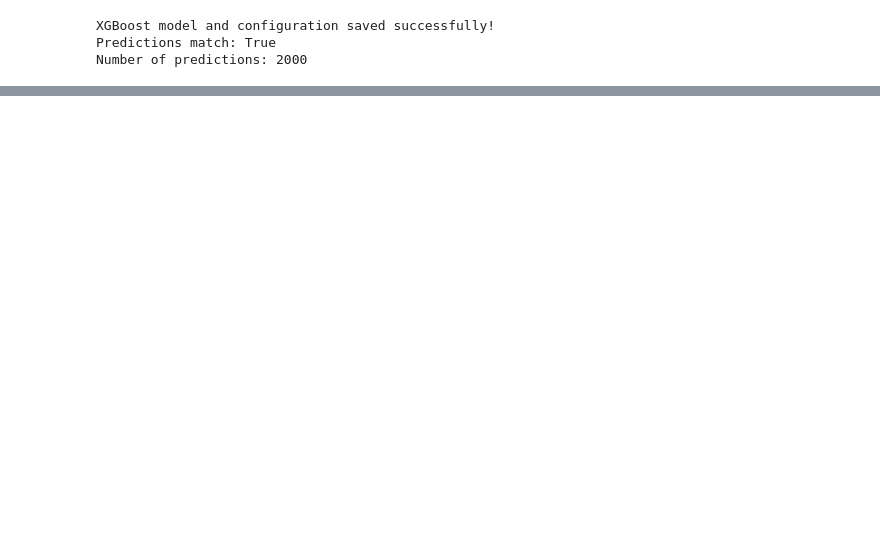
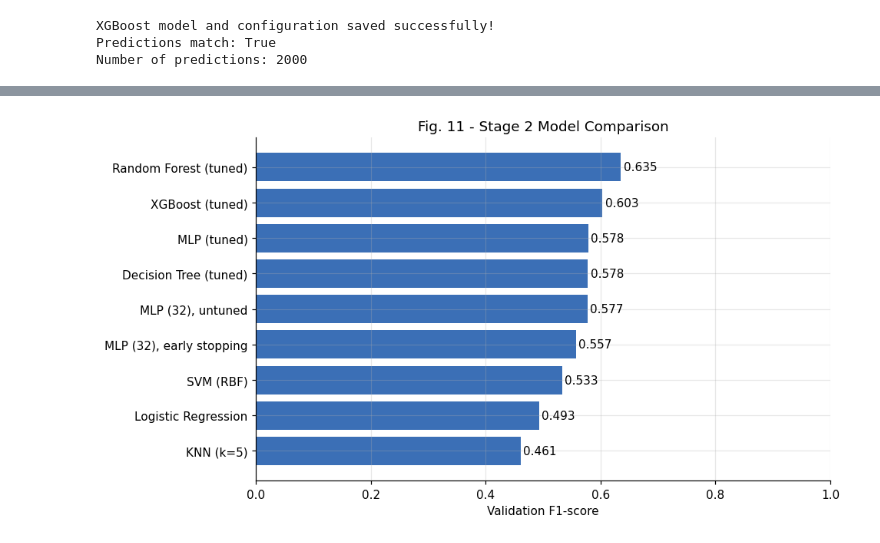
Before and after one commit to isabelletrudeau/DS3000-group6, a Jupyter notebook: DS3000_Bank_Churn_Group6.ipynb, the cells around one changed output, grey strips where cells are left out. Saved outputs shown, nothing was run; the diff lists cells and outputs as text; code cells hidden in the pictures; blank space fills up the shorter version.

Commit message:
Integrate final Stage 2 notebook with latest team changes

```diff
--- a/DS3000_Bank_Churn_Group6.ipynb
+++ b/DS3000_Bank_Churn_Group6.ipynb
@@ -812,0 +954,15 @@ Table 5 - MLP vs Stage 1 baselines (validation split; test split untouched)
+# %%
+# Register MLPs under consistent comparison names.
+results_mlp = pd.DataFrame([
+    row,
+    row_es,
+    {**row_best, "Model": "MLP (tuned)"}
+]).set_index("Model")
+
+fitted_mlp = {
+    "MLP (32), untuned": mlp_first,
+    "MLP (32), early stopping": mlp_es,
+    "MLP (tuned)": mlp_best,
+}
+assert set(results_mlp.index) == set(fitted_mlp)
+print("Registered MLP models:", ", ".join(results_mlp.index))
@@ -1410,0 +1586,29 @@ The final XGBoost candidate contains 150 trees and 2,116 total nodes. The traine
+# %%
+
+# Fig. 11: Stage 2 Model Comparison
+plot_data = combined.drop(
+    index="Majority class"
+).sort_values("Val F1")
+fig, ax = plt.subplots(figsize=(9, 5))
+bars = ax.barh(
+    plot_data.index,
+    plot_data["Val F1"],
+    color=BLUE)
+# Display the F1 score beside each model
+for bar in bars:
+    ax.text(
+        bar.get_width() + 0.005,
+        bar.get_y() + bar.get_height() / 2,
+        f"{bar.get_width():.3f}",
+        va="center")
+ax.set_xlabel("Validation F1-score")
+ax.set_title("Fig. 11 - Stage 2 Model Comparison")
+ax.set_xlim(0, 1)
+ax.grid(axis="x", alpha=0.3)
+plt.tight_layout()
+plt.savefig(
+    FIG_DIR / "fig11_stage2_comparison.png",
+    bbox_inches="tight")
+plt.show()
+# %% [output]
+[figure, added]
```
Also changed, not shown: parts of 57 cells of this notebook.
